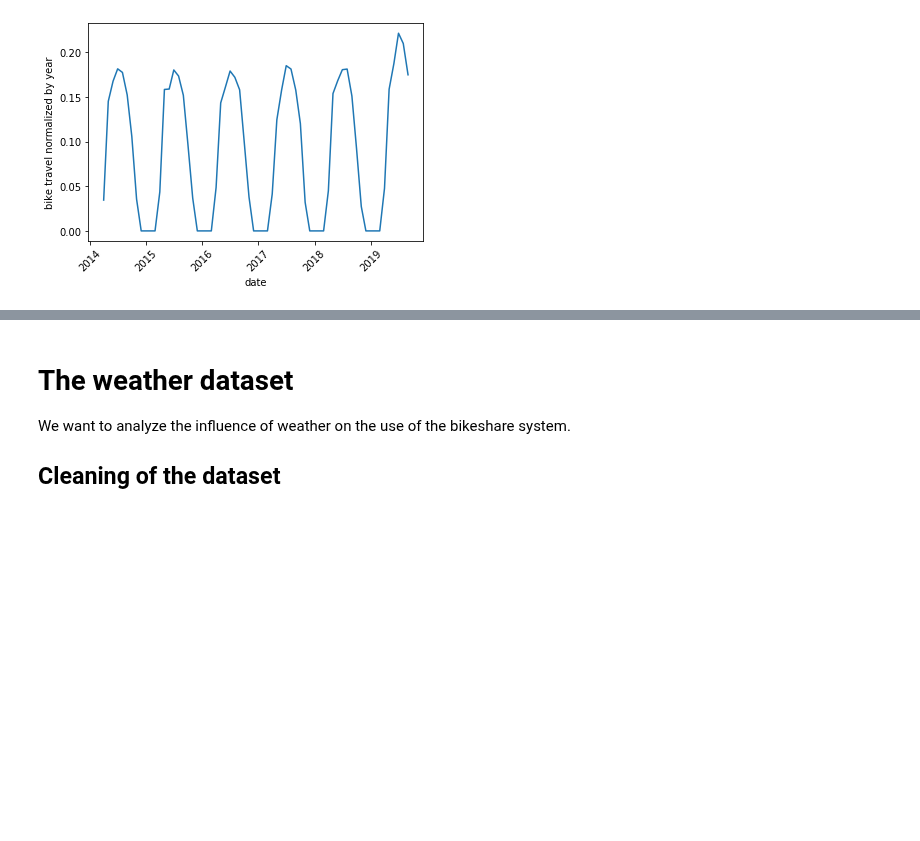
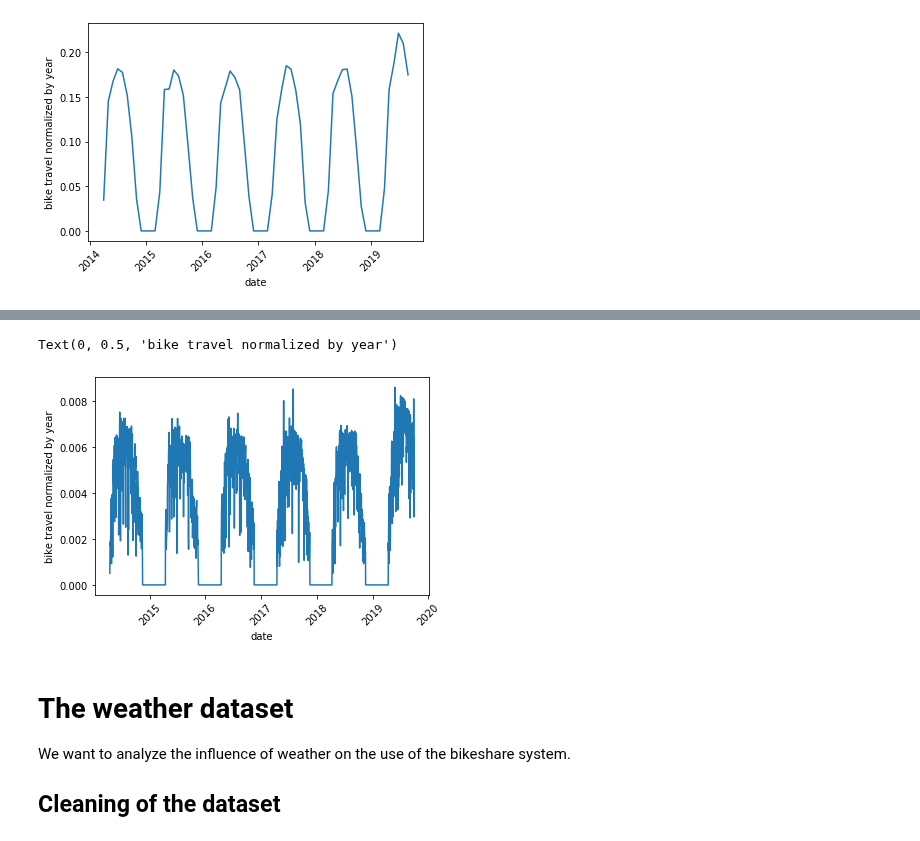
Before and after one commit to daviskia/ada-project-deep-penguin, a Jupyter notebook: Weather.ipynb, the cells around one changed output, grey strips where cells are left out. Cells and saved outputs as stored; diff of their text form; code cells hidden in the pictures; blank space fills up the shorter version.

```diff
--- a/Weather.ipynb
+++ b/Weather.ipynb
@@ -297,0 +300,30 @@ Except 2019, we see that the amplitude is approximately the same for each year.
+# %%
+year_2014 = Daily_BikeTravel['date'].dt.year == 2014
+data_2014 = Daily_BikeTravel[year_2014]
+data_2014['count'] = data_2014['count'].apply(lambda x: x/3136276)
+data_2014 = data_2014.rename(columns={'count': 'normalized_count'})
+
+year_2015 = Daily_BikeTravel['date'].dt.year == 2015
+data_2015 = Daily_BikeTravel[year_2015]
+data_2015['count'] = data_2015['count'].apply(lambda x: x/3443883)
+data_2015 = data_2015.rename(columns={'count': 'normalized_count'})
+
+year_2016 = Daily_BikeTravel['date'].dt.year == 2016
+data_2016 = Daily_BikeTravel[year_2016]
+data_2016['count'] = data_2016['count'].apply(lambda x: x/4000080)
+data_2016 = data_2016.rename(columns={'count': 'normalized_count'})
+
+year_2017 = Daily_BikeTravel['date'].dt.year == 2017
+data_2017 = Daily_BikeTravel[year_2017]
+data_2017['count'] = data_2017['count'].apply(lambda x: x/4740357)
+data_2017 = data_2017.rename(columns={'count': 'normalized_count'})
+
+year_2018 = Daily_BikeTravel['date'].dt.year == 2018
+data_2018 = Daily_BikeTravel[year_2018]
+data_2018['count'] = data_2018['count'].apply(lambda x: x/5277541)
+data_2018 = data_2018.rename(columns={'count': 'normalized_count'})
+
+year_2019 = Daily_BikeTravel['date'].dt.year == 2019
+data_2019 = Daily_BikeTravel[year_2019]
+data_2019['count'] = data_2019['count'].apply(lambda x: x/4980650)
+data_2019 = data_2019.rename(columns={'count': 'normalized_count'})
@@ -297,0 +348,4 @@ Except 2019, we see that the amplitude is approximately the same for each year.
+# %%
+Normalized_DailyBike = pd.concat([data_2014,data_2015,data_2016,data_2017,data_2018,data_2019])
+
+Normalized_DailyBike.head()
@@ -298,3 +359,13 @@ Except 2019, we see that the amplitude is approximately the same for each year.
+# %%
+plt.plot(Normalized_DailyBike['date'],Normalized_DailyBike['normalized_count'])
+plt.xticks(rotation = 45);
+
+axes = plt.gca()
+axes.set_xlabel('date')
+axes.set_ylabel('bike travel normalized by year')
+# %% [output]
+Text(0, 0.5, 'bike travel normalized by year')
+[figure, added]
 # %% [markdown]
 # The weather dataset
 
```
Also changed, not shown: parts of 52 cells of this notebook.
